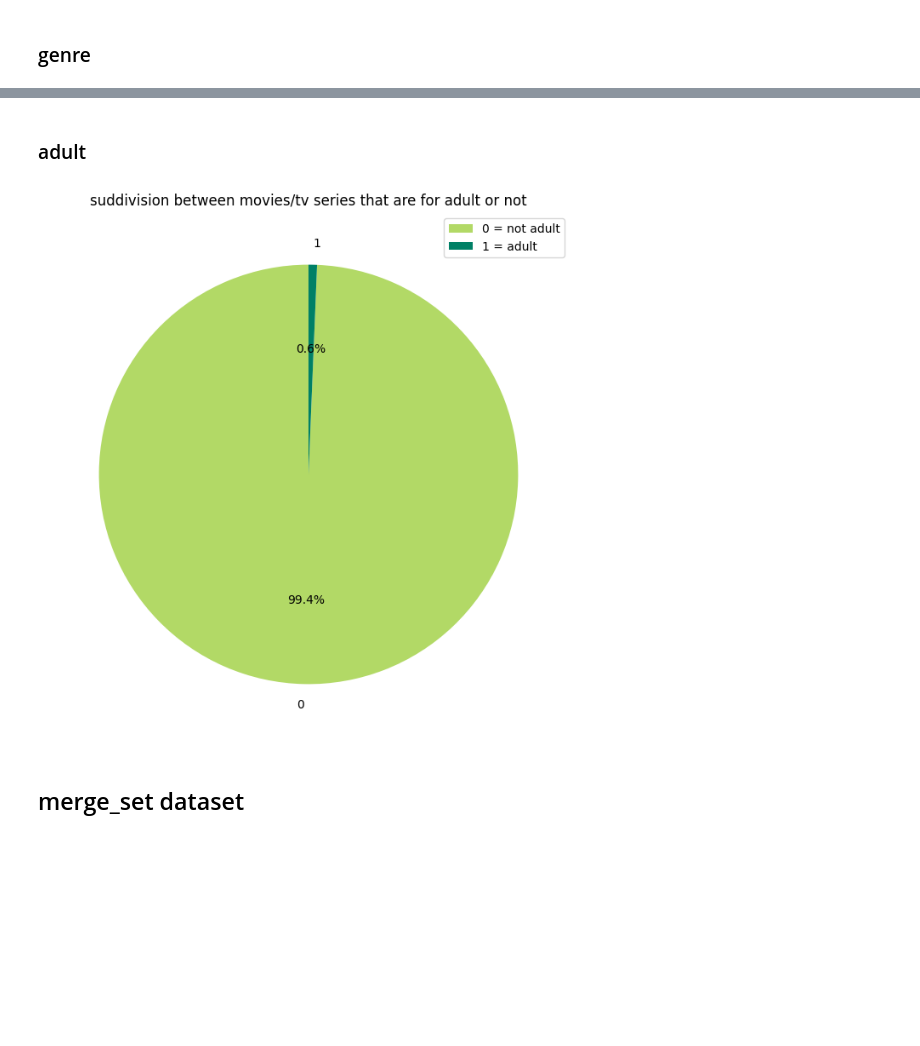
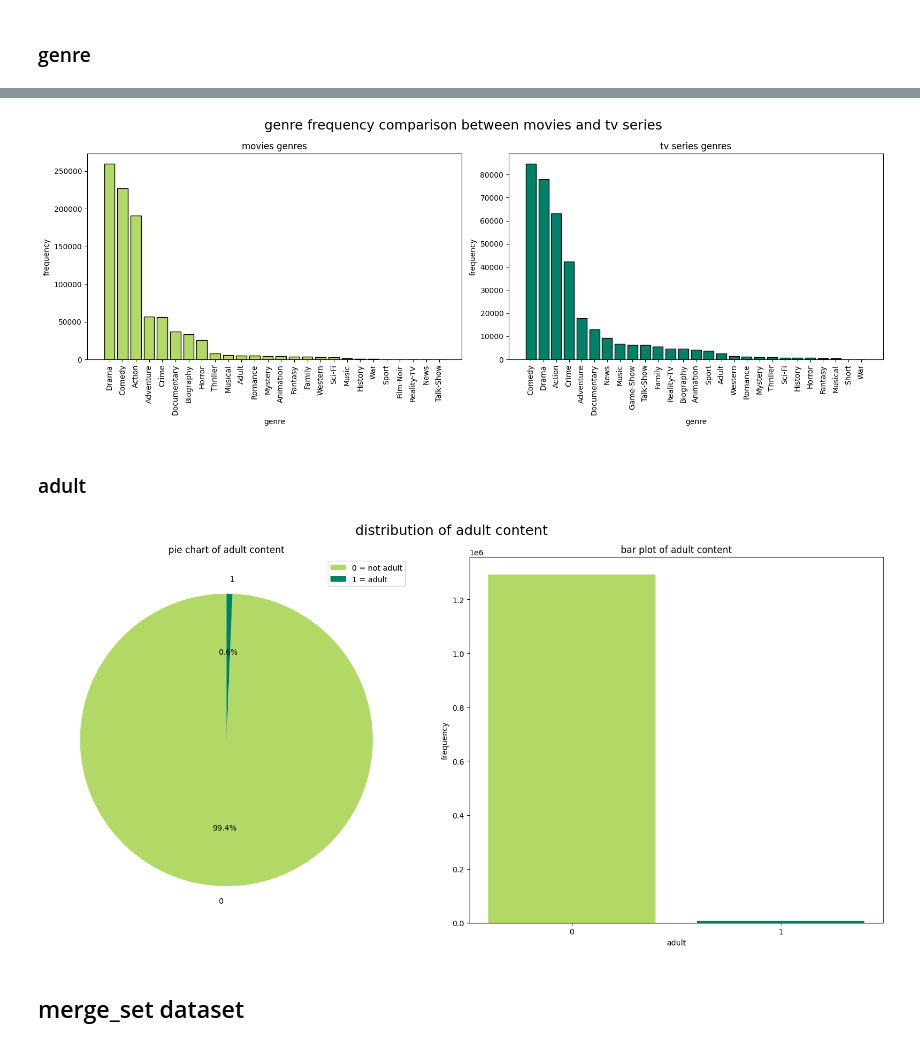
Before and after one commit to depa-tto/Python-project-exam, a Jupyter notebook: Py_project_DePatto.ipynb, the cells around one changed output, grey strips where cells are left out. Drawn from its saved outputs; the diff is of its cells as text; code cells hidden in the pictures; blank space fills up the shorter version.

```diff
--- a/Py_project_DePatto.ipynb
+++ b/Py_project_DePatto.ipynb
@@ -231,18 +246,65 @@ plt.show()
+# %%
+profession_counts_movie = Counter(movies['genre_1'])
+categories_movie = list(profession_counts_movie.keys())
+frequencies_movie = list(profession_counts_movie.values())
+sorted_indices_movie = sorted(range(len(frequencies_movie)), key=lambda i: frequencies_movie[i], reverse=True)
+sorted_categories_movie = [categories_movie[i] for i in sorted_indices_movie]
+sorted_frequencies_movie = [frequencies_movie[i] for i in sorted_indices_movie]
+
+profession_counts_tvseries = Counter(tv_series['genre_1'])
+categories_tvseries = list(profession_counts_tvseries.keys())
+frequencies_tvseries = list(profession_counts_tvseries.values())
+sorted_indices_tvseries = sorted(range(len(frequencies_tvseries)), key=lambda i: frequencies_tvseries[i], reverse=True)
+sorted_categories_tvseries = [categories_tvseries[i] for i in sorted_indices_tvseries]
+sorted_frequencies_tvseries = [frequencies_tvseries[i] for i in sorted_indices_tvseries]
+
+
+fig, axes = plt.subplots(1, 2, figsize=(16, 6))
+
+axes[0].bar(sorted_categories_movie, sorted_frequencies_movie, color='#B2D966', edgecolor='black')
+axes[0].set_title('movies genres', fontsize=12)
+axes[0].set_xlabel('genre', fontsize=10)
+axes[0].set_ylabel('frequency', fontsize=10)
+axes[0].tick_params(axis='x', labelrotation=90)
+
+axes[1].bar(sorted_categories_tvseries, sorted_frequencies_tvseries, color='#008066', edgecolor='black')
+axes[1].set_title('tv series genres', fontsize=12)
+axes[1].set_xlabel('genre', fontsize=10)
+axes[1].set_ylabel('frequency', fontsize=10)
+axes[1].tick_params(axis='x', labelrotation=90)
+
+fig.suptitle('genre frequency comparison between movies and tv series', fontsize=18)
+
+plt.tight_layout()
+plt.show()
+# %% [output]
+[figure, added]
 # %% [markdown]
 ### adult
 # %%
 adult_counts = Counter(game_set['adult'])
-
 categories = list(adult_counts.keys())
 frequencies = list(adult_counts.values())
 
-plt.figure(figsize=(8,8))
-plt.pie(frequencies, labels=categories, colors=['#B2D966', '#008066'], autopct='%1.1f%%', startangle=90)
-plt.legend(["0 = not adult", "1 = adult"], loc="best")
-plt.title("suddivision between movies/tv series that are for adult or not")
+fig, axes = plt.subplots(1, 2, figsize=(16, 8))
+
+axes[0].pie(frequencies, labels=categories, colors=['#B2D966', '#008066'], autopct='%1.1f%%', startangle=90)
+axes[0].set_title("pie chart of adult content", fontsize=12)
+axes[0].legend(["0 = not adult", "1 = adult"], loc="best")
+
+axes[1].bar(categories, frequencies, color=['#B2D966', '#008066'])
+axes[1].set_title("bar plot of adult content", fontsize=12)
+axes[1].set_ylabel("frequency", fontsize=10)
+axes[1].set_xlabel("adult", fontsize=10)
+axes[1].set_xticks(categories)
+axes[1].set_xticklabels(categories)
+
+fig.suptitle('distribution of adult content', fontsize=18)
+
+plt.tight_layout()
 plt.show()
 # %% [output]
-[figure, old version]
+[figure, new version]
 # %% [markdown]
 ## merge_set dataset
 # %%
```
Also changed, not shown: parts of 15 cells of this notebook.
